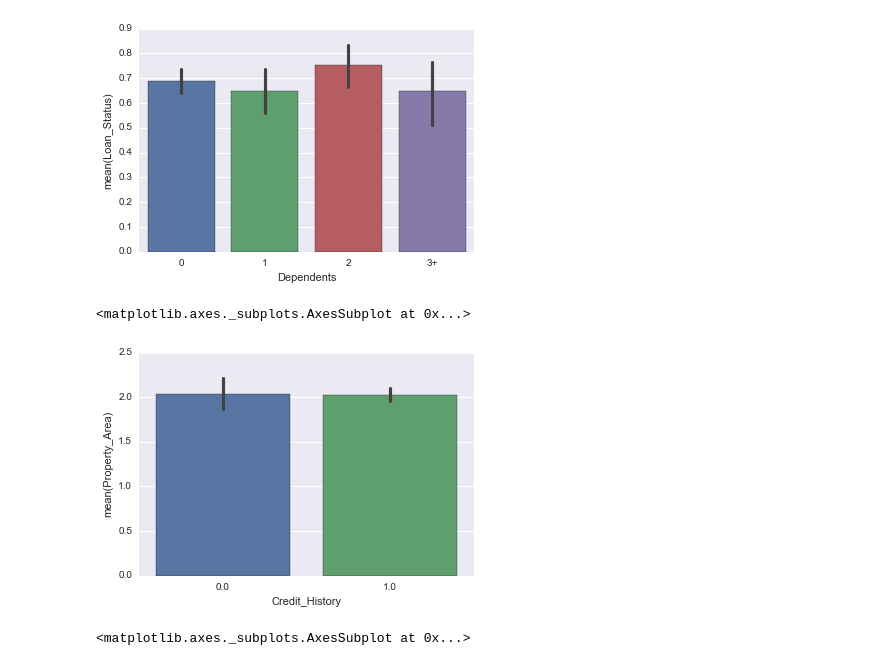
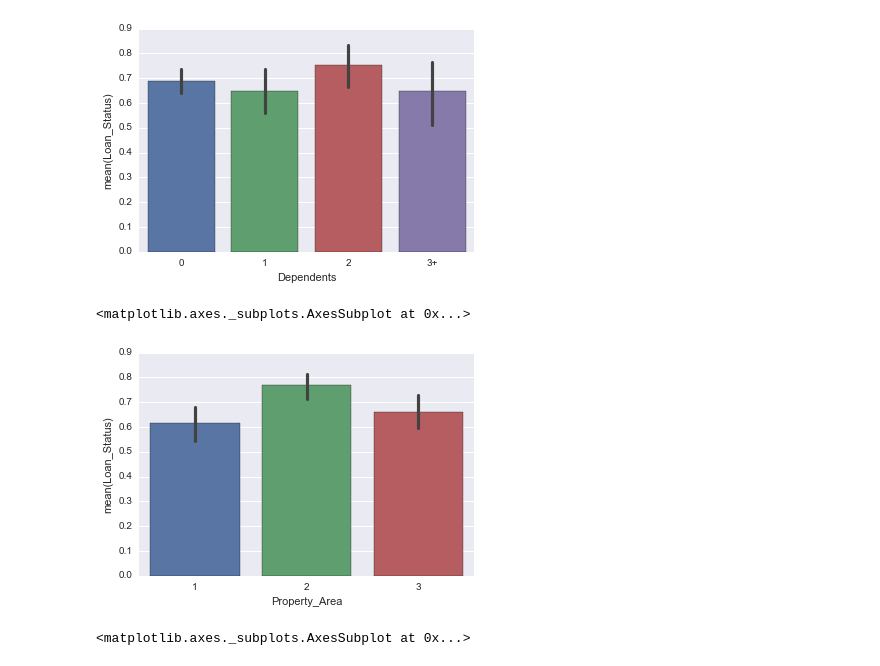
Before and after one commit to rzskhr/Data-Science-Projects, a Jupyter notebook: LoanPrediction/Plots.ipynb, the cells around one changed output. Drawn from its saved outputs; the diff is of its cells as text; code cells hidden in the pictures.

Commit message:
Working on training Models

```diff
--- a/LoanPrediction/Plots.ipynb
+++ b/LoanPrediction/Plots.ipynb
@@ -88,10 +88,10 @@ sns.barplot(x='Dependents', y='Loan_Status',data=trainDf)
 <matplotlib.axes._subplots.AxesSubplot at 0x...>
 [figure]
 # %%
-sns.barplot(x='Credit_History', y='Property_Area',data=trainDf)
+sns.barplot(x='Property_Area', y='Loan_Status',data=trainDf)
 # %% [output]
 <matplotlib.axes._subplots.AxesSubplot at 0x...>
-[figure, old version]
+[figure, new version]
 # %%
 sns.barplot(x='Self_Employed', y='Loan_Status',data=trainDf)
 # %% [output]
```
Also changed, not shown: 1 other file.
